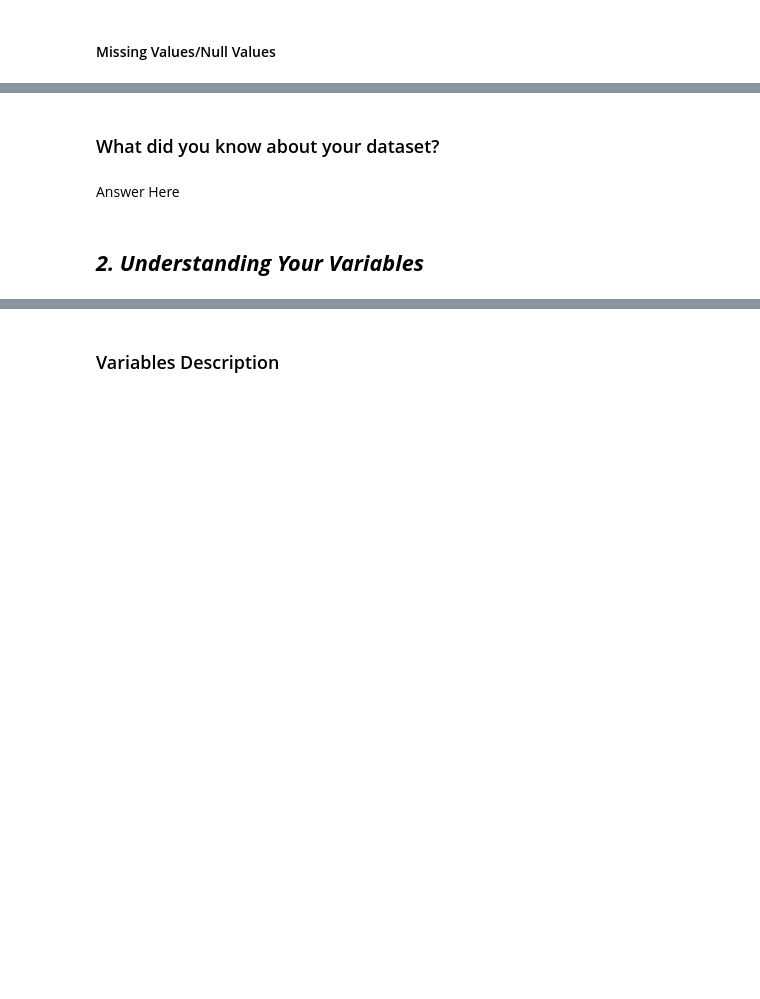
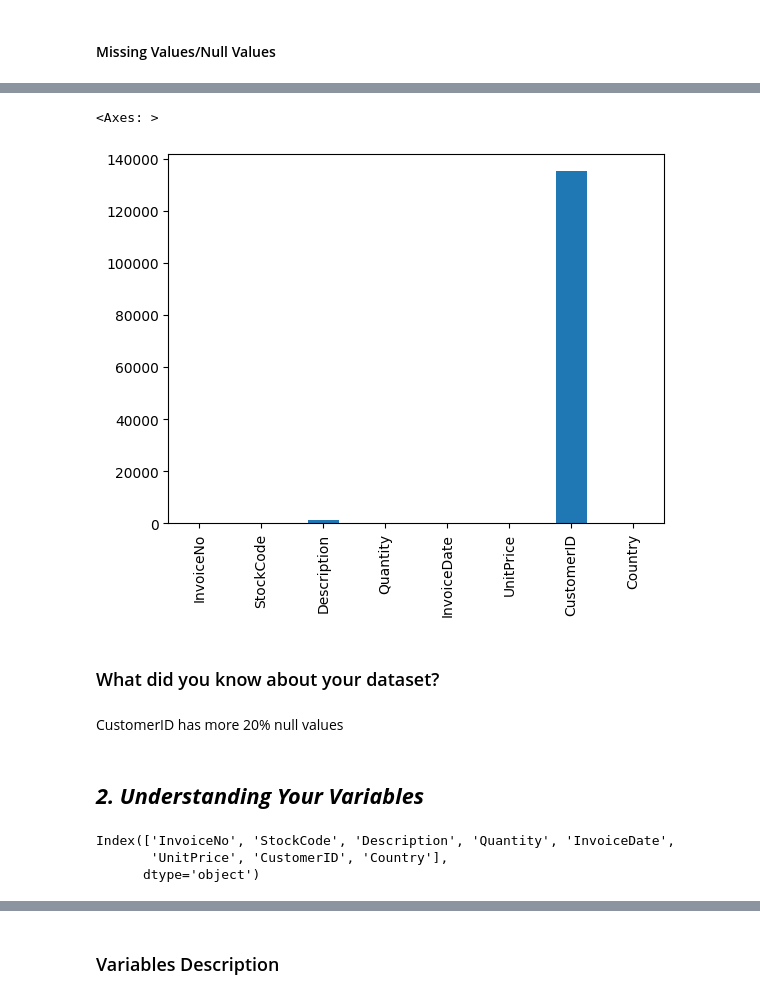
Before and after one commit to varuncode01/ST_Project5, a Jupyter notebook: ML_Project5.ipynb, the cells around one changed output, grey strips where cells are left out. Drawn from its saved outputs; the diff is of its cells as text; code cells hidden in the pictures; blank space fills up the shorter version.

```diff
--- a/ML_Project5.ipynb
+++ b/ML_Project5.ipynb
@@ -86,3 +92,6 @@ M - Multivariate Analysis
+# %%
+# Load Dataset
+df = pd.read_excel("/content/drive/MyDrive/Colab Notebooks/Online_Retail_Project5/Copy of Online Retail.xlsx")
 # %% [markdown]
 ### Dataset First View
 # %%
@@ -106,12 +158,21 @@ M - Multivariate Analysis
 # %%
 # Visualizing the missing values
+df.isnull().sum().plot.bar()
+# %% [output]
+<Axes: >
+[figure, added]
 # %% [markdown]
 ### What did you know about your dataset?
-# %% [markdown]
-Answer Here
+# %% [markdown]
+CustomerID has more 20% null values
 # %% [markdown]
 ## ***2. Understanding Your Variables***
 # %%
 # Dataset Columns
+df.columns
+# %% [output]
+Index(['InvoiceNo', 'StockCode', 'Description', 'Quantity', 'InvoiceDate',
+       'UnitPrice', 'CustomerID', 'Country'],
+      dtype='object')
 # %%
 # Dataset Describe
```
Also changed, not shown: parts of 20 cells of this notebook.
